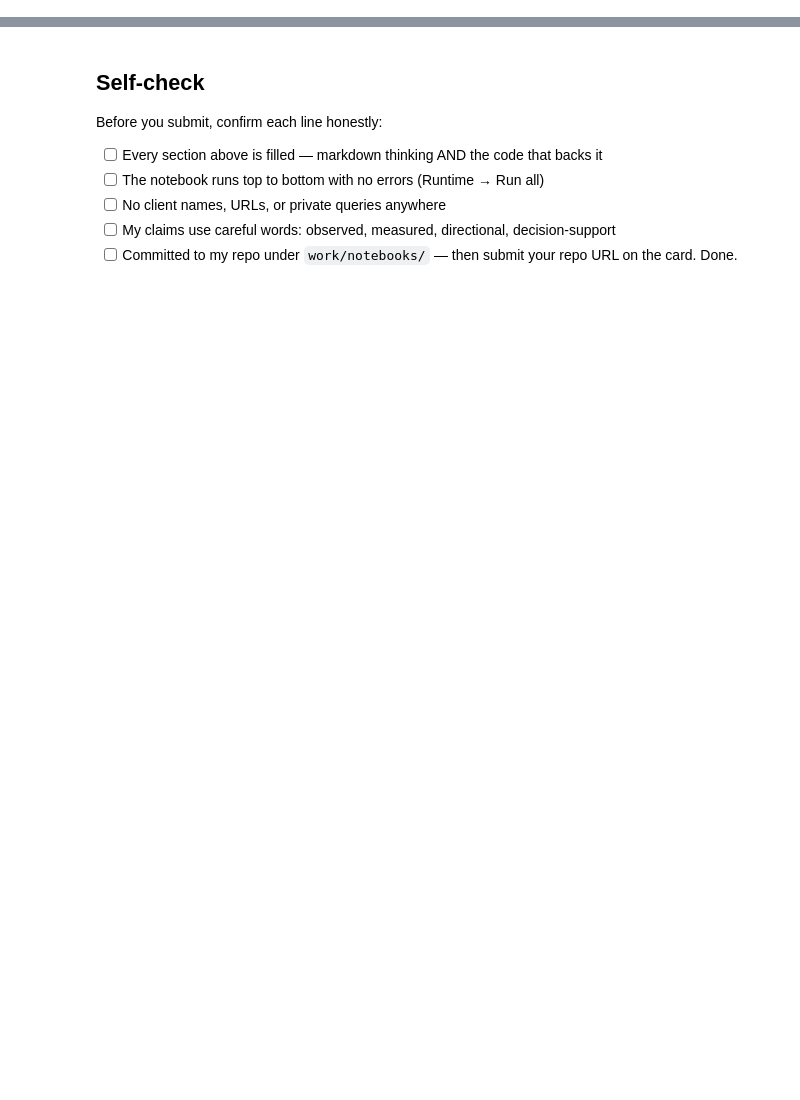
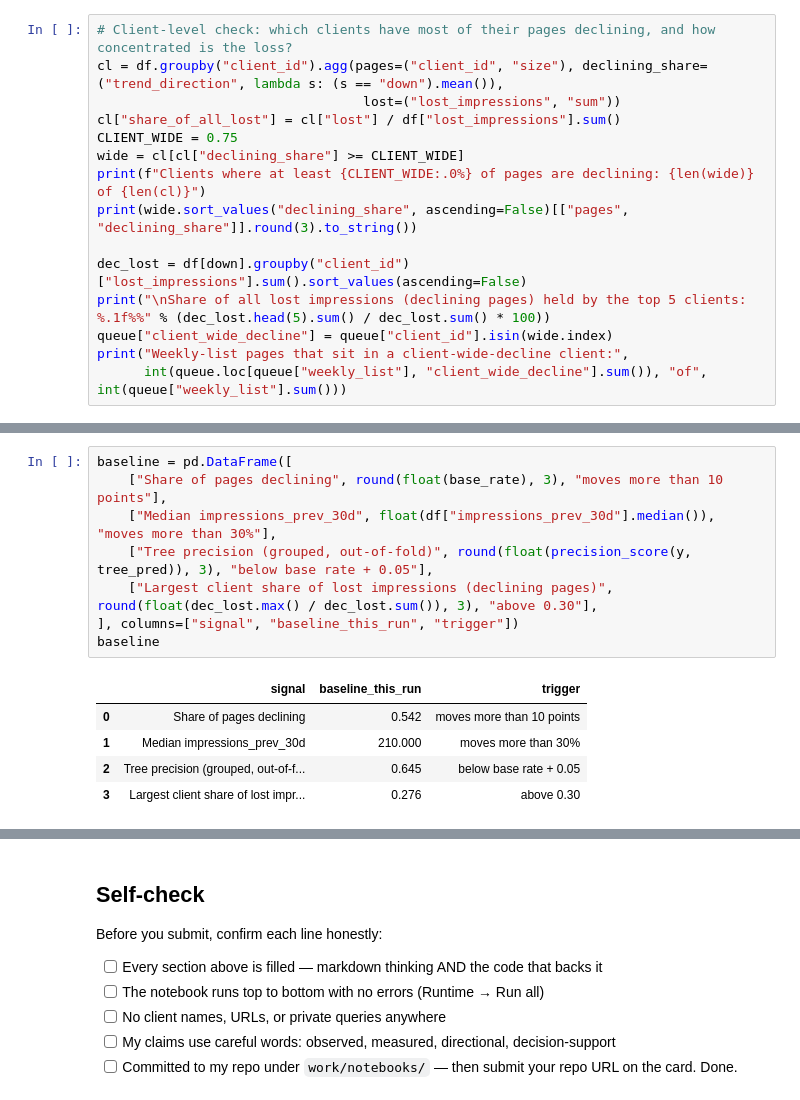
Before and after one commit to sarahibdah/Flyrank-ML-Internship-Sarah, a Jupyter notebook: work/notebooks/w07_action_playbook.ipynb, the cells around one changed output, grey strips where cells are left out. Saved outputs shown, nothing was run; the diff lists cells and outputs as text; blank space fills up the shorter version.

```diff
--- a/work/notebooks/w07_action_playbook.ipynb
+++ b/work/notebooks/w07_action_playbook.ipynb
@@ -43,0 +222,15 @@ This skeleton is yours to fill. Work the sections **in order** — each one has
+# %%
+# Client-level check: which clients have most of their pages declining, and how concentrated is the loss?
+cl = df.groupby("client_id").agg(pages=("client_id", "size"), declining_share=("trend_direction", lambda s: (s == "down").mean()),
+                                  lost=("lost_impressions", "sum"))
+cl["share_of_all_lost"] = cl["lost"] / df["lost_impressions"].sum()
+CLIENT_WIDE = 0.75
+wide = cl[cl["declining_share"] >= CLIENT_WIDE]
+print(f"Clients where at least {CLIENT_WIDE:.0%} of pages are declining: {len(wide)} of {len(cl)}")
+print(wide.sort_values("declining_share", ascending=False)[["pages", "declining_share"]].round(3).to_string())
+
+dec_lost = df[down].groupby("client_id")["lost_impressions"].sum().sort_values(ascending=False)
+print("\nShare of all lost impressions (declining pages) held by the top 5 clients: %.1f%%" % (dec_lost.head(5).sum() / dec_lost.sum() * 100))
+queue["client_wide_decline"] = queue["client_id"].isin(wide.index)
+print("Weekly-list pages that sit in a client-wide-decline client:",
+      int(queue.loc[queue["weekly_list"], "client_wide_decline"].sum()), "of", int(queue["weekly_list"].sum()))
@@ -43,0 +267,14 @@ This skeleton is yours to fill. Work the sections **in order** — each one has
+# %%
+baseline = pd.DataFrame([
+    ["Share of pages declining", round(float(base_rate), 3), "moves more than 10 points"],
+    ["Median impressions_prev_30d", float(df["impressions_prev_30d"].median()), "moves more than 30%"],
+    ["Tree precision (grouped, out-of-fold)", round(float(precision_score(y, tree_pred)), 3), "below base rate + 0.05"],
+    ["Largest client share of lost impressions (declining pages)", round(float(dec_lost.max() / dec_lost.sum()), 3), "above 0.30"],
+], columns=["signal", "baseline_this_run", "trigger"])
+baseline
+# %% [output]
+|  | signal | baseline_this_run | trigger |
+| 0 | Share of pages declining | 0.542 | moves more than 10 points |
+| 1 | Median impressions_prev_30d | 210.000 | moves more than 30% |
+| 2 | Tree precision (grouped, out-of-f... | 0.645 | below base rate + 0.05 |
+| 3 | Largest client share of lost impr... | 0.276 | above 0.30 |
```
Also changed, not shown: parts of 24 cells of this notebook.
